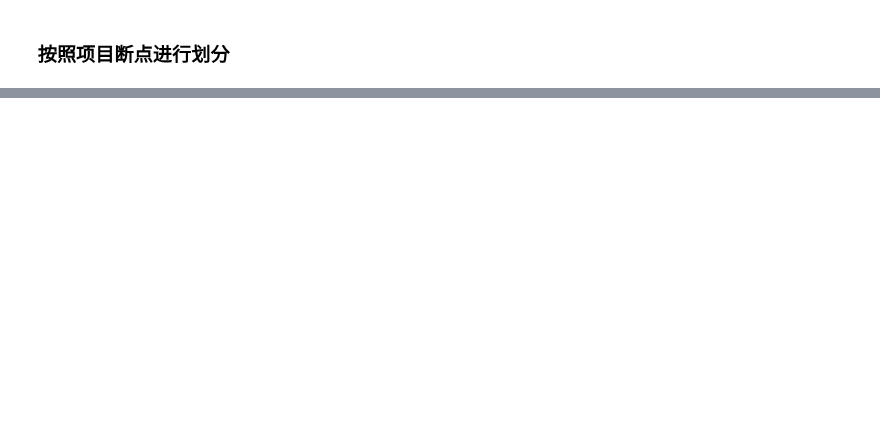
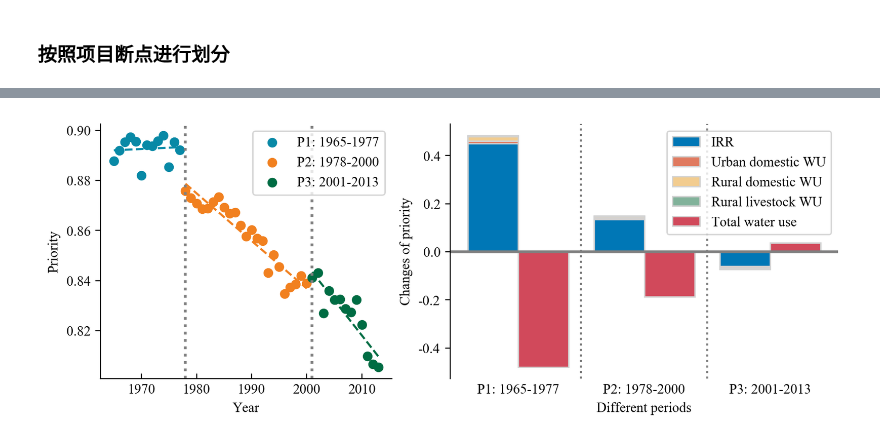
Before and after one commit to SongshGeo/Water-Governance-Regimes, a Jupyter notebook: notebooks/priority.ipynb, the cells around one changed output, grey strips where cells are left out. Drawn from its saved outputs; the diff is of its cells as text; code cells hidden in the pictures; blank space fills up the shorter version.

```diff
--- a/notebooks/priority.ipynb
+++ b/notebooks/priority.ipynb
@@ -86,22 +100,25 @@ cfg.breakpoints
 # %%
 from mksci_font import config_font, update_font
 
 
 config_font()
 priority, priority_contributions = direct_ratio(
     data, indirect=indirect, direct=direct, breakpoints=cfg.breakpoints
 )
 
 ax1, ax2 = plot_data(
     priority,
-    priority_contributions.rename(mapping, axis=0),
+    priority_contributions,
     "Priority",
     "Changes of priority",
-    "总用水",
+    "Total water use",
     change_points=cfg.breakpoints,
 )
-update_font(ax1, xlabel="年份", ylabel="使用目的")
-update_font(ax2, xlabel="时段", ylabel="贡献比例")
+# update_font(ax1, xlabel="年份", ylabel="使用目的")
+# update_font(ax2, xlabel="时段", ylabel="贡献比例")
+plt.savefig("figures/sup/priority.jpg", dpi=300)
+# %% [output]
+[figure, added]
 # %%
 mapping = {
     "Total": "总用水",
```
Also changed, not shown: parts of 4 cells of this notebook, 2 other files.
